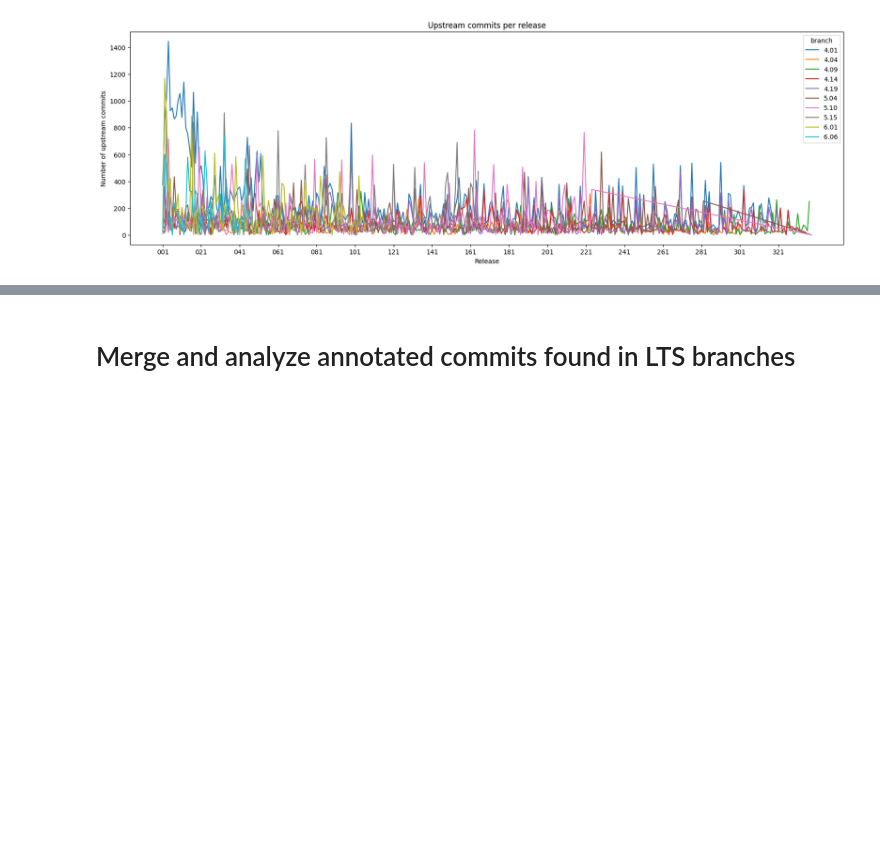
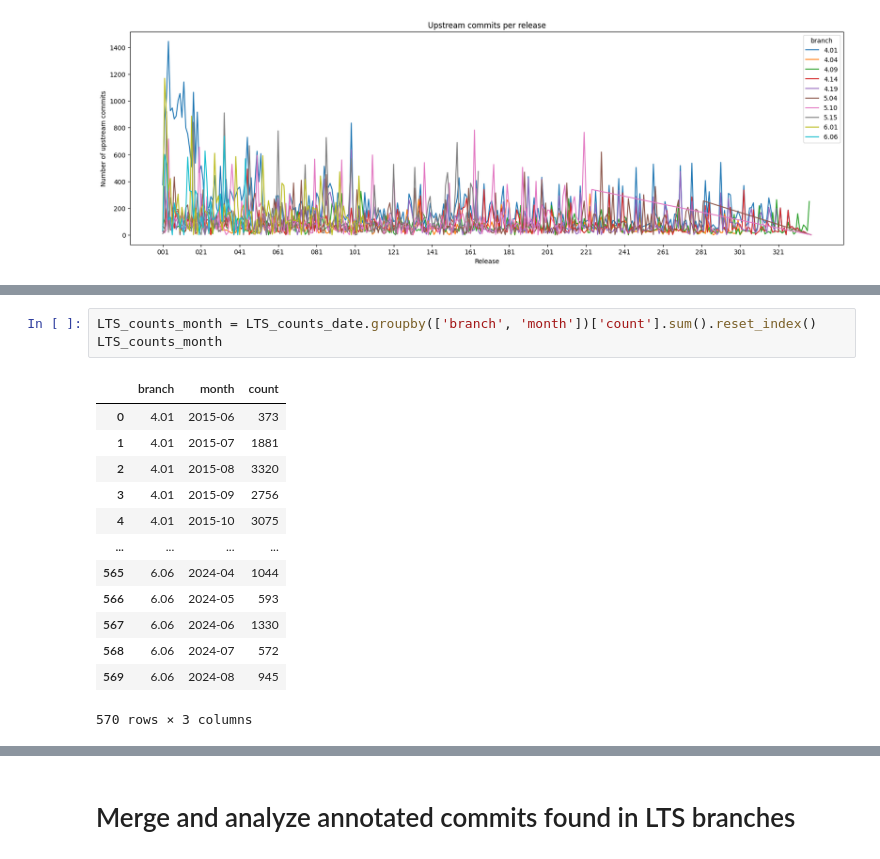
Before and after one commit to codeurjc/linux-bugs, a Jupyter notebook: lts-finder/Analysis.ipynb, the cells around one changed output, grey strips where cells are left out. Drawn from its saved outputs; the diff is of its cells as text; blank space fills up the shorter version.

```diff
--- a/lts-finder/Analysis.ipynb
+++ b/lts-finder/Analysis.ipynb
@@ -133,0 +143,17 @@ for branch in LTS_counts['branch'].unique():
+# %%
+LTS_counts_month = LTS_counts_date.groupby(['branch', 'month'])['count'].sum().reset_index()
+LTS_counts_month
+# %% [output]
+|  | branch | month | count |
+| 0 | 4.01 | 2015-06 | 373 |
+| 1 | 4.01 | 2015-07 | 1881 |
+| 2 | 4.01 | 2015-08 | 3320 |
+| 3 | 4.01 | 2015-09 | 2756 |
+| 4 | 4.01 | 2015-10 | 3075 |
+| ... | ... | ... | ... |
+| 565 | 6.06 | 2024-04 | 1044 |
+| 566 | 6.06 | 2024-05 | 593 |
+| 567 | 6.06 | 2024-06 | 1330 |
+| 568 | 6.06 | 2024-07 | 572 |
+| 569 | 6.06 | 2024-08 | 945 |
+570 rows × 3 columns
```
Also changed, not shown: parts of 7 cells of this notebook, 2 other files.
